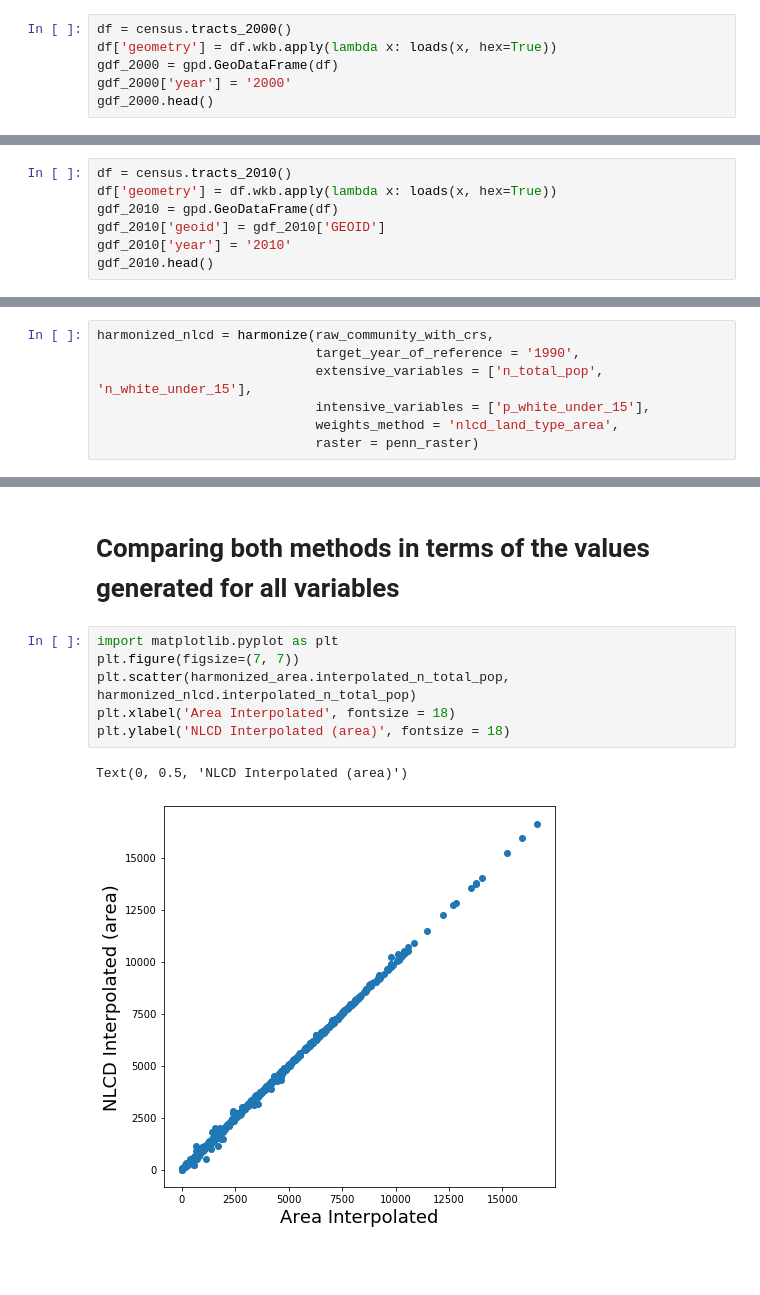
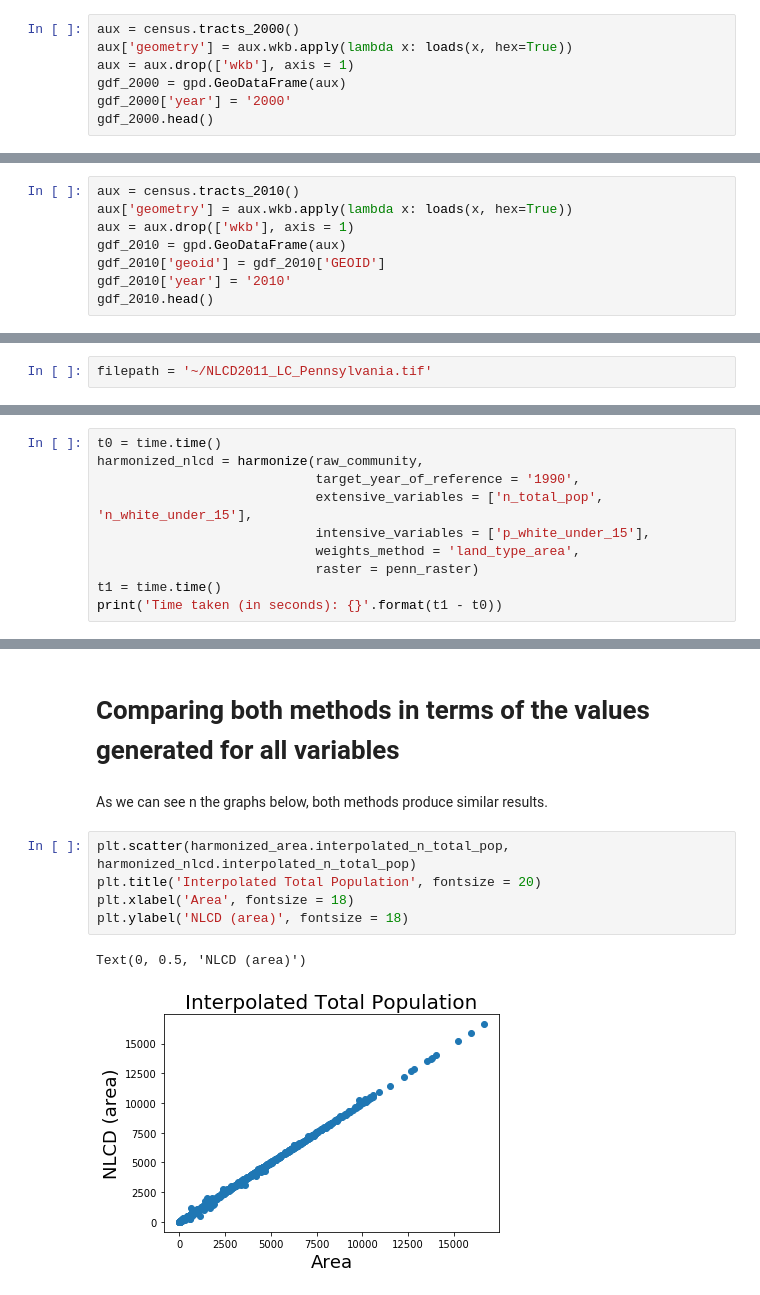
Before and after one commit to pysal/tobler, a Jupyter notebook: examples/harmonizing_community_example.ipynb, the cells around one changed output, grey strips where cells are left out. Drawn from its saved outputs; the diff is of its cells as text; blank space fills up the shorter version.

```diff
--- a/examples/harmonizing_community_example.ipynb
+++ b/examples/harmonizing_community_example.ipynb
@@ -59,7 +76,8 @@ gdf_1990.head()
 # %%
-df = census.tracts_2000()
-df['geometry'] = df.wkb.apply(lambda x: loads(x, hex=True))
-gdf_2000 = gpd.GeoDataFrame(df)
+aux = census.tracts_2000()
+aux['geometry'] = aux.wkb.apply(lambda x: loads(x, hex=True))
+aux = aux.drop(['wkb'], axis = 1)
+gdf_2000 = gpd.GeoDataFrame(aux)
 gdf_2000['year'] = '2000'
 gdf_2000.head()
 # %% [output]
@@ -72,7 +92,8 @@ gdf_2000.head()
 # %%
-df = census.tracts_2010()
-df['geometry'] = df.wkb.apply(lambda x: loads(x, hex=True))
-gdf_2010 = gpd.GeoDataFrame(df)
+aux = census.tracts_2010()
+aux['geometry'] = aux.wkb.apply(lambda x: loads(x, hex=True))
+aux = aux.drop(['wkb'], axis = 1)
+gdf_2010 = gpd.GeoDataFrame(aux)
 gdf_2010['geoid'] = gdf_2010['GEOID']
 gdf_2010['year'] = '2010'
 gdf_2010.head()
@@ -175,0 +229,2 @@ from rasterio.plot import show
+# %%
+filepath = '~/NLCD2011_LC_Pennsylvania.tif'
@@ -188,10 +243,13 @@ raw_community_with_crs = [phili_1990, full_phili_2000, full_phili_2010]
 # %%
-harmonized_nlcd = harmonize(raw_community_with_crs,
+t0 = time.time()
+harmonized_nlcd = harmonize(raw_community,
                             target_year_of_reference = '1990',
                             extensive_variables = ['n_total_pop', 'n_white_under_15'],
                             intensive_variables = ['p_white_under_15'],
-                            weights_method = 'nlcd_land_type_area',
+                            weights_method = 'land_type_area',
                             raster = penn_raster)
+t1 = time.time()
+print('Time taken (in seconds): {}'.format(t1 - t0))
 # %% [output]
 Starting to Harmonize the year of 2000...
 Harmonizing extensive variable n_total_pop of the year 2000.
@@ -219,12 +274,13 @@ interpolation = area_interpolate_binning(full_phili_2000,
 # %% [markdown]
 # Comparing both methods in terms of the values generated for all variables
+# %% [markdown]
+As we can see n the graphs below, both methods produce similar results.
 # %%
-import matplotlib.pyplot as plt
-plt.figure(figsize=(7, 7))
 plt.scatter(harmonized_area.interpolated_n_total_pop, harmonized_nlcd.interpolated_n_total_pop)
-plt.xlabel('Area Interpolated', fontsize = 18)
-plt.ylabel('NLCD Interpolated (area)', fontsize = 18)
+plt.title('Interpolated Total Population', fontsize = 20)
+plt.xlabel('Area', fontsize = 18)
+plt.ylabel('NLCD (area)', fontsize = 18)
 # %% [output]
-Text(0, 0.5, 'NLCD Interpolated (area)')
+Text(0, 0.5, 'NLCD (area)')
-[figure, old version]
+[figure, new version]
 # %%
```
Also changed, not shown: parts of 57 cells of this notebook.
